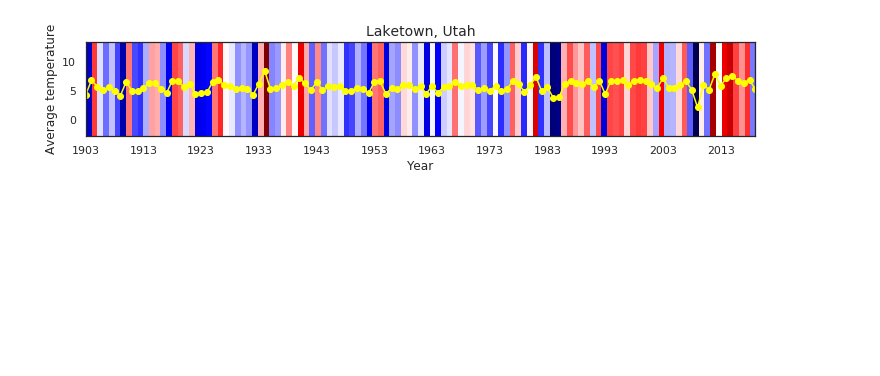
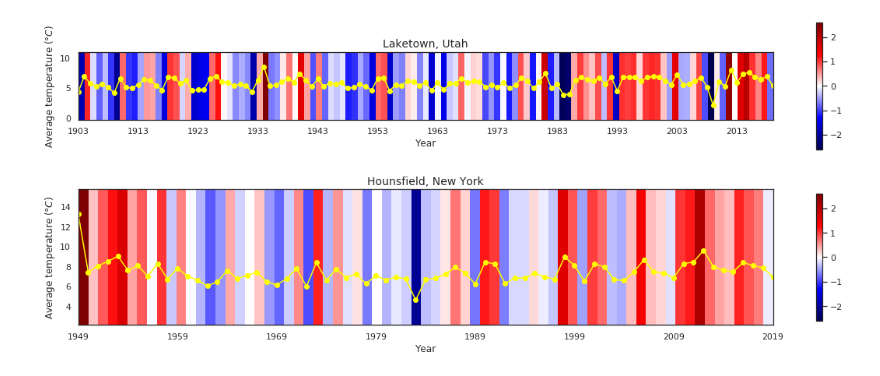
Before and after one commit to bieri2/ATMS597-Project2-GroupA, a Jupyter notebook: groupa_project2.ipynb, the cells around one changed output. Cells and saved outputs as stored; diff of their text form; code cells hidden in the pictures; blank space fills up the shorter version.

```diff
--- a/groupa_project2.ipynb
+++ b/groupa_project2.ipynb
@@ -190,0 +196,29 @@ df['TMIN'] = df_temp[df_temp['datatype'] == 'TMIN'].resample('D').asfreq()['valu
+# %%
+## Execute code below if this is the main script
+if __name__ == '__main__':
+
+    ## Define user-specific token
+    token        = 'fqMFYJqPpWnQIARJzXBQhWPbYEtJwpoH'
+
+    ## Define start and end times
+    starttime_ut = 1903
+    endtime_ut   = 2020
+
+    ## Define station ID
+    stationid_ut = 'GHCND:USC00424856' # Random station in Utah
+    ## Read in data from GHCN
+    data_ut      = stripes_inputs(stationid_ut, token, starttime_ut, endtime_ut)
+    ## Make properly formatted DataFrame
+    df_ut        = make_dataframe(data_ut)
+
+
+
+    ## Define start and end times
+    starttime_ny = 1949
+    endtime_ny   = 2020
+
+    ## Define station ID
+    stationid_ny = 'GHCND:USW00094790' # Random station in New York
+    ## Read in data from GHCN
+    data_ny      = stripes_inputs(stationid_ny, token, starttime_ny, endtime_ny)
+    df_ny        = make_dataframe(data_ny)
@@ -191,7 +243,7 @@ df['TMIN'] = df_temp[df_temp['datatype'] == 'TMIN'].resample('D').asfreq()['valu
 # %%
-## Use seaborn to make nice plots
-sns.set(style='white')
 ## Plot climate stripes at specified frequency and station
-plot_stripes(df, station_name = 'Laketown, Utah', tunit = 'Y', plot_tseries = 'y')
+plot_stripes(df_ut, station_name = 'Laketown, Utah', tunit = 'Y', plot_tseries = 'y')
+plot_stripes(df_ny, station_name = 'Hounsfield, New York', tunit = 'Y', plot_tseries = 'y')
 # %% [output]
-[figure, old version]
+[figure, new version]
+[figure, added]
```
Also changed, not shown: parts of 12 cells of this notebook.
